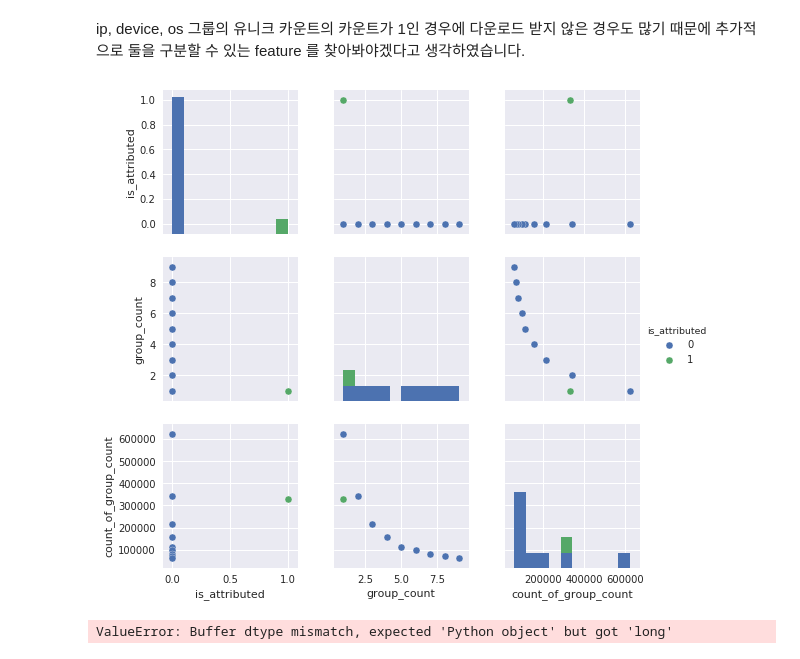
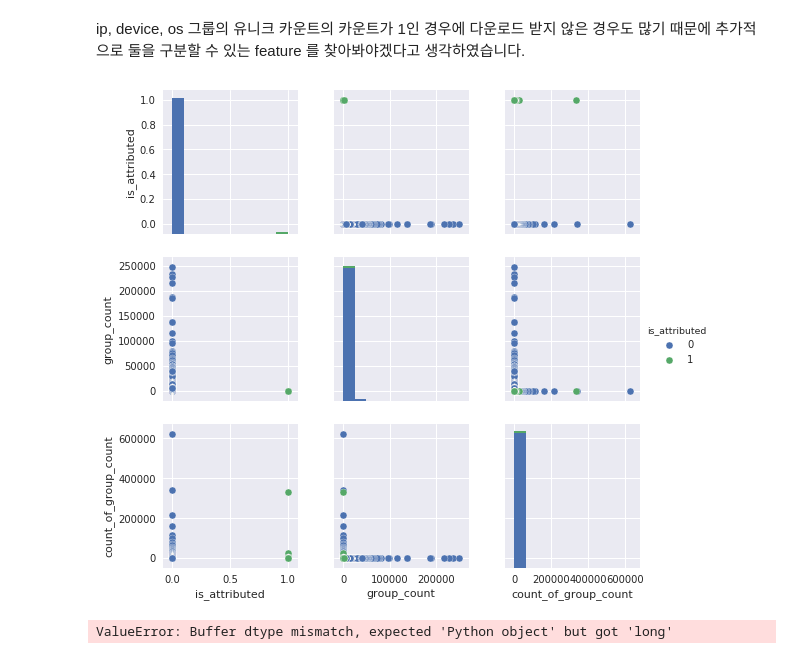
Before and after one commit to jmpaaak/kaggle-study, a Jupyter notebook: competitions/talkingdata-adtracking-fraud-detection/talkingdata-adtracking-jongmin.ipynb, the cells around one changed output. Saved outputs shown, nothing was run; the diff lists cells and outputs as text; code cells hidden in the pictures.

```diff
--- a/competitions/talkingdata-adtracking-fraud-detection/talkingdata-adtracking-jongmin.ipynb
+++ b/competitions/talkingdata-adtracking-fraud-detection/talkingdata-adtracking-jongmin.ipynb
@@ -261,22 +261,21 @@ dtype: int64
 ip, device, os 그룹의 유니크 카운트의 카운트가 1인 경우에 다운로드 받지 않은 경우도 많기 때문에 추가적으로 둘을 구분할 수 있는 feature 를 찾아봐야겠다고 생각하였습니다.
 # %%
 df_useragent_attribute = train[['ip', 'device', 'os', 'is_attributed']]
-df_useragent_group_count = df_fraud\
+df_useragent_group_count = df_useragent_attribute\
     .groupby(['ip', 'device', 'os', 'is_attributed'])\
     .size()\
     .reset_index(name='group_count')
 
 df_count_of_group_count = df_useragent_group_count\
     .groupby(['is_attributed', 'group_count'])\
     .size()\
     .reset_index(name='count_of_group_count')\
-    .sort_values(['count_of_group_count'], ascending=False)\
-    .head(10)
+    .sort_values(['count_of_group_count'], ascending=False)
 
 sns.pairplot(hue='is_attributed', data=df_count_of_group_count)
 plt.show()
 # %% [output]
-[figure, old version]
+[figure, new version]
 # %%
 df_useragent_unqiue = df_useragent_group_count.query("group_count == 1")
 
```
Also changed, not shown: parts of 6 cells of this notebook, 2 other files.
